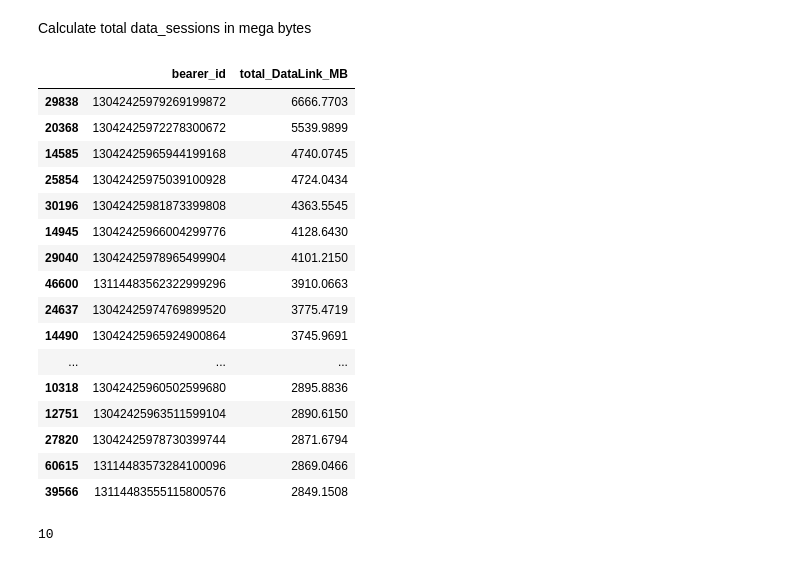
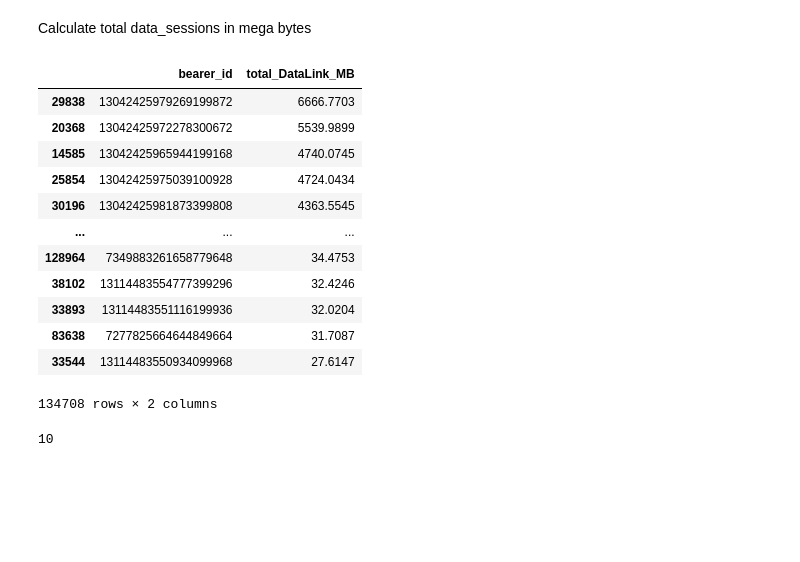
Before and after one commit to Patrick5455/tellco_user_analytics, a Jupyter notebook: analyis/user_overview.ipynb, the cells around one changed output. Cells and saved outputs as stored; diff of their text form; code cells hidden in the pictures; blank space fills up the shorter version.

```diff
--- a/analyis/user_overview.ipynb
+++ b/analyis/user_overview.ipynb
@@ -448,24 +450,20 @@ top5_deciles = top5_deciles[['bearer_id','total_DataLink_MB']].sort_values(by='t
 # %%
-top5_deciles = top5_deciles.head(50)
+# top5_deciles = top5_deciles.head(50)
 top5_deciles
 # %% [output]
 |  | bearer_id | total_DataLink_MB |
 | 29838 | 13042425979269199872 | 6666.7703 |
 | 20368 | 13042425972278300672 | 5539.9899 |
 | 14585 | 13042425965944199168 | 4740.0745 |
 | 25854 | 13042425975039100928 | 4724.0434 |
 | 30196 | 13042425981873399808 | 4363.5545 |
-| 14945 | 13042425966004299776 | 4128.6430 |
-| 29040 | 13042425978965499904 | 4101.2150 |
-| 46600 | 13114483562322999296 | 3910.0663 |
-| 24637 | 13042425974769899520 | 3775.4719 |
-| 14490 | 13042425965924900864 | 3745.9691 |
 | ... | ... | ... |
-| 10318 | 13042425960502599680 | 2895.8836 |
-| 12751 | 13042425963511599104 | 2890.6150 |
-| 27820 | 13042425978730399744 | 2871.6794 |
-| 60615 | 13114483573284100096 | 2869.0466 |
-| 39566 | 13114483555115800576 | 2849.1508 |
+| 128964 | 7349883261658779648 | 34.4753 |
+| 38102 | 13114483554777399296 | 32.4246 |
+| 33893 | 13114483551116199936 | 32.0204 |
+| 83638 | 7277825664644849664 | 31.7087 |
+| 33544 | 13114483550934099968 | 27.6147 |
+134708 rows × 2 columns
 # %%
 top1_Decile = top5_deciles.iloc[0:10]
 top1_Decile.shape[0]
```
Also changed, not shown: parts of 14 cells of this notebook, 24 other files.
